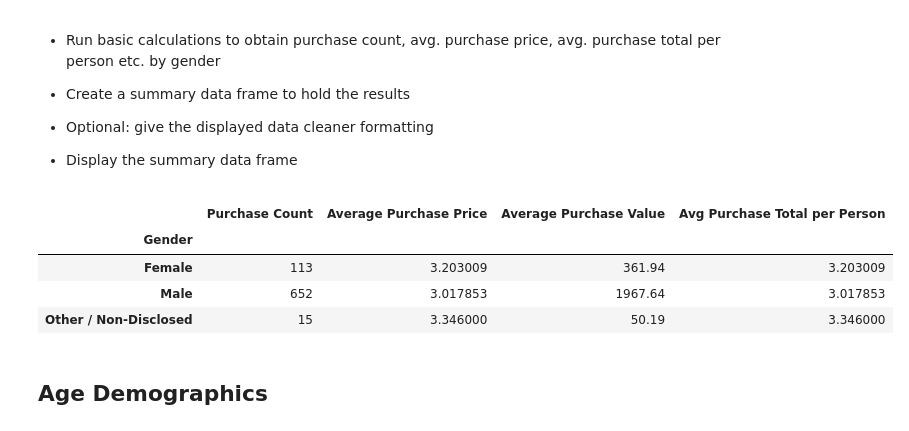
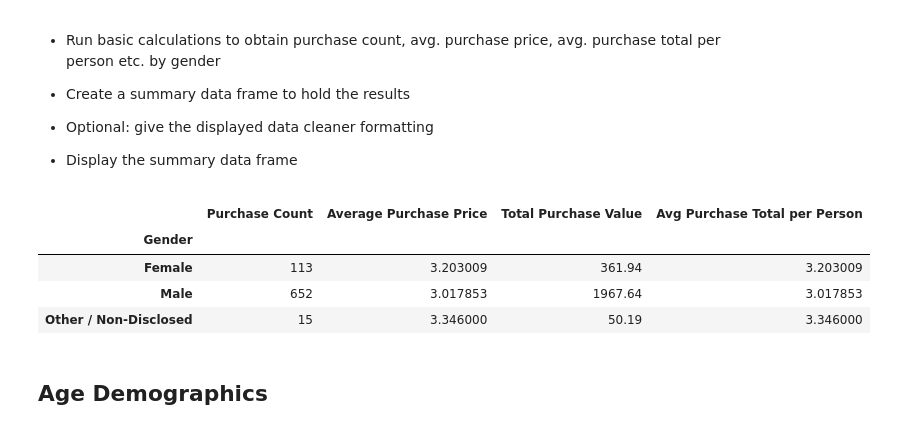
Before and after one commit to mspriest/pandas-challenge, a Jupyter notebook: HeroesofPymoli/HeroesOfPymoli_starter.ipynb, the cells around one changed output. Drawn from its saved outputs; the diff is of its cells as text; code cells hidden in the pictures.

```diff
--- a/HeroesofPymoli/HeroesOfPymoli_starter.ipynb
+++ b/HeroesofPymoli/HeroesOfPymoli_starter.ipynb
@@ -114,30 +114,32 @@ gender_demographics_df
 # %%
 #Find total count of Gender first by grouping gender
 grouped_gender = purchase_data_df.groupby(['Gender'])
 
 #Find Purchase Count by Gender
 purchase_count = grouped_gender["Purchase ID"].count()
 
 #Find Average Purchase Price by Gender
 average_purchase = grouped_gender["Price"].mean()
 
 #Find Total Purchase Value by Gender
 total_purchase_value = grouped_gender["Price"].sum()
 
 #Find Average Total Purchase per Person
 average_purchase_total = total_purchase_value/gender_count
 
+#Create a summary data frame to hold the results
 gender_demographics = pd.DataFrame({
     "Purchase Count": purchase_count,
     "Average Purchase Price": average_purchase,
-    "Average Purchase Value":total_purchase_value,
+    "Total Purchase Value":total_purchase_value,
     "Avg Purchase Total per Person": average_purchase_total})
 
-#Add in formatting - do this last
+#Optional: give the displayed data cleaner formatting
 
+#Display the summary data frame
 gender_demographics
 # %% [output]
-|  | Purchase Count | Average Purchase Price | Average Purchase Value | Avg Purchase Total per Person |
+|  | Purchase Count | Average Purchase Price | Total Purchase Value | Avg Purchase Total per Person |
 | Gender |  |  |  |  |
 | Female | 113 | 3.203009 | 361.94 | 3.203009 |
 | Male | 652 | 3.017853 | 1967.64 | 3.017853 |
```
Also changed, not shown: parts of 6 cells of this notebook.
